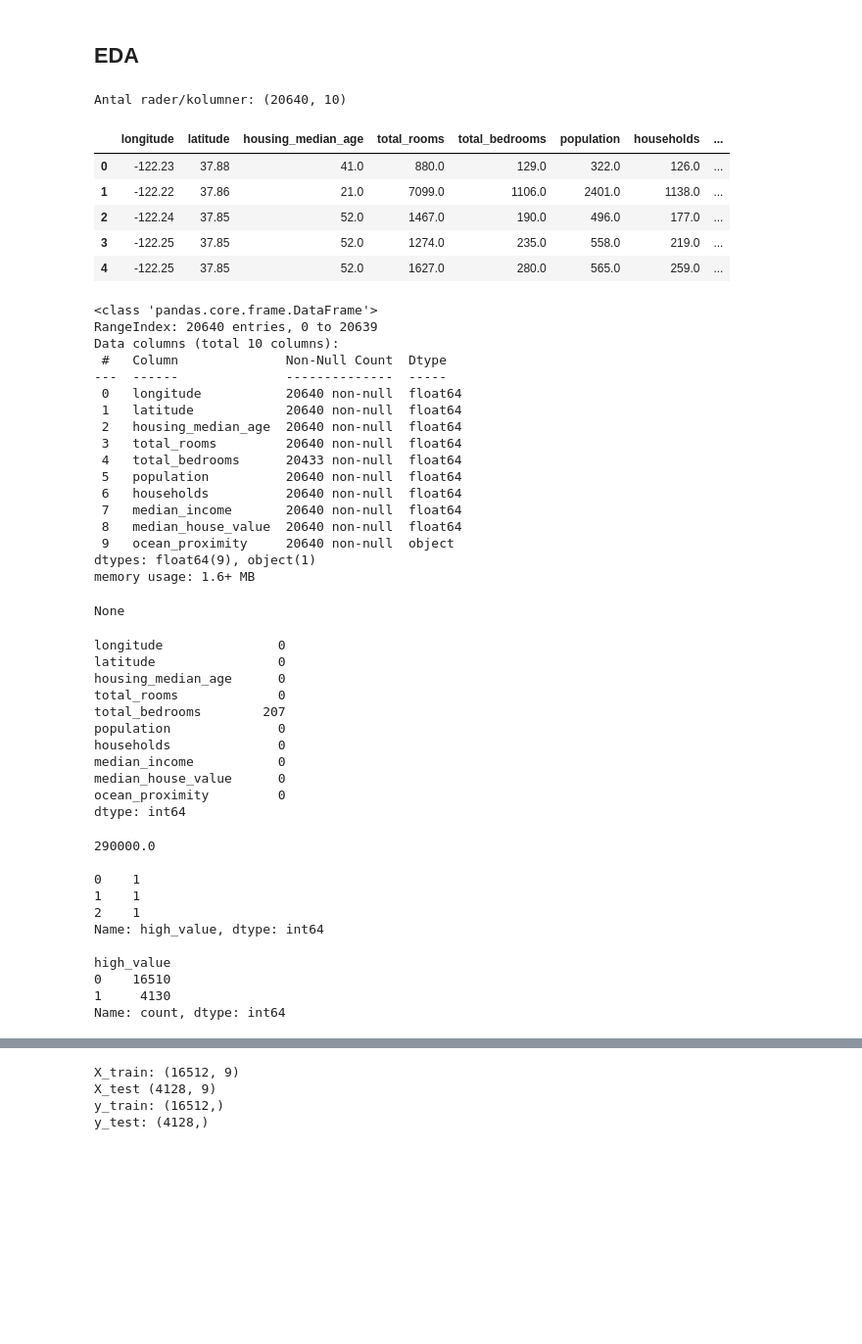
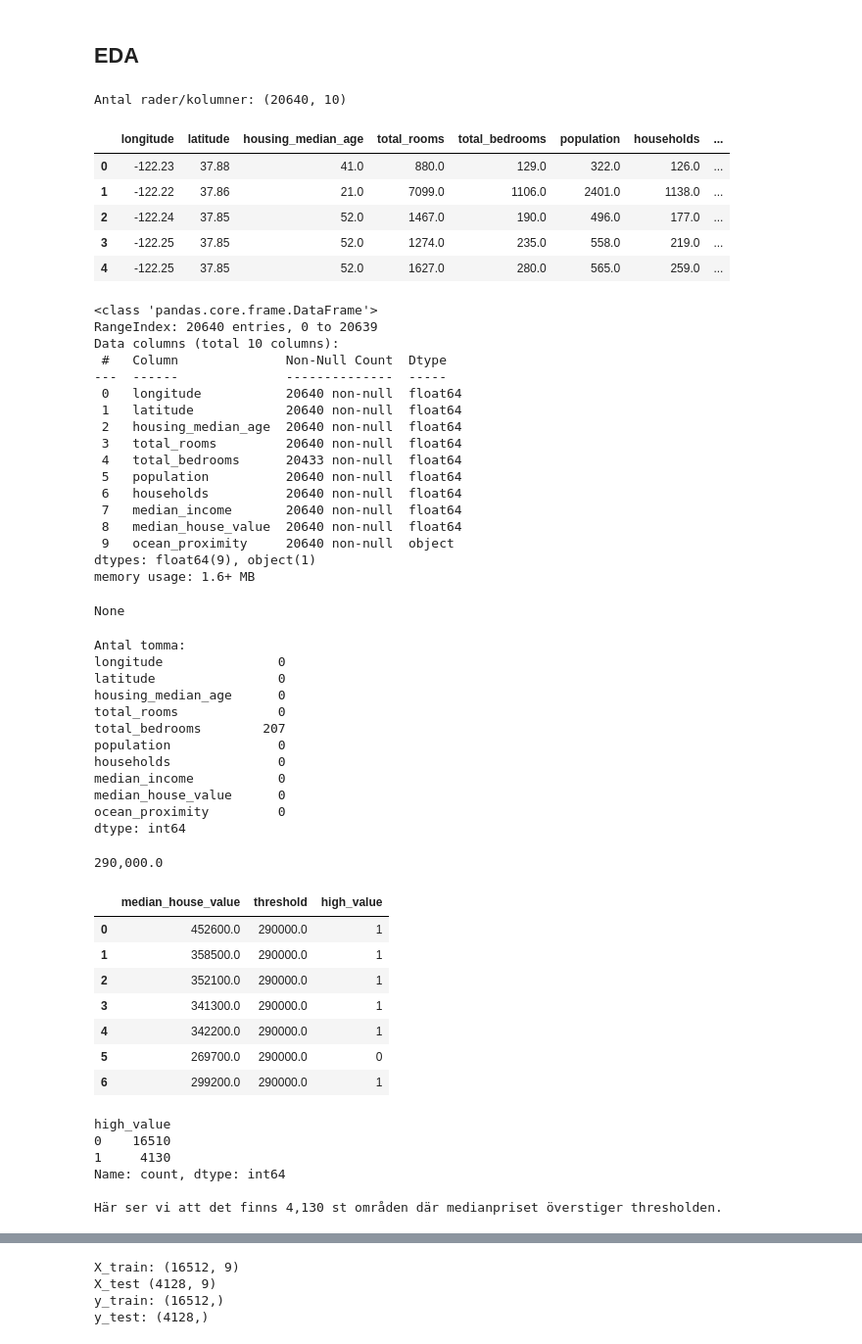
Before and after one commit to Jack-JackAttack/California_Housing, a Jupyter notebook: report.ipynb, the cells around one changed output, grey strips where cells are left out. Shown at 98% size. Saved outputs shown, nothing was run; the diff lists cells and outputs as text; code cells hidden in the pictures; blank space fills up the shorter version.

```diff
--- a/report.ipynb
+++ b/report.ipynb
@@ -9,7 +9,7 @@ df = pd.read_csv("data/housing.csv")
 print("Antal rader/kolumner:", df.shape)
 display(df.head())
 display(df.info())
-print(df.isna().sum())
+print(f"Antal tomma: \n{df.isna().sum()}")
 # %% [output]
 Antal rader/kolumner: (20640, 10)
 |  | longitude | latitude | housing_median_age | total_rooms | total_bedrooms | population | households | ... |
@@ -36,6 +36,7 @@ Data columns (total 10 columns):
 dtypes: float64(9), object(1)
 memory usage: 1.6+ MB
 None
+Antal tomma:
 longitude               0
 latitude                0
 housing_median_age      0
@@ -48,26 +49,39 @@ median_house_value      0
 ocean_proximity         0
 dtype: int64
 # %%
-top_20_pct = df["median_house_value"].quantile(0.8)
+top_20_pct = df["median_house_value"].quantile(0.8) # 80% av datan ligger under detta värde. Alltså enbart 20% av husen är dyrare än detta värde.
 
-print(top_20_pct,"\n")
+print(f"{top_20_pct:,} \n")
 
 
-df["high_value"] = (df["median_house_value"] >= top_20_pct).astype(int)
+df["high_value"] = (df["median_house_value"] >= top_20_pct).astype(int) # skapar en ny kolumn "high_value" kollar om "mhv" är >= 290 000. 1 om det är >= 290k annars 0.
 
 
-print(df["high_value"].head(3),"\n")
-print(df["high_value"].value_counts())
+display(
+    pd.DataFrame({
+        "median_house_value": df["median_house_value"].head(7),
+        "threshold": top_20_pct,
+        "high_value": df["high_value"].head(7)
+    })
+)
+
+
+print(f"{df["high_value"].value_counts()}\n")
+print(f"Här ser vi att det finns {df["high_value"].value_counts()[1]:,} st områden där medianpriset överstiger thresholden.")
 # %% [output]
-290000.0
-
-0    1
-1    1
-2    1
-Name: high_value, dtype: int64
-
-high_value
-0    16510
-1     4130
-Name: count, dtype: int64
+290,000.0
+|  | median_house_value | threshold | high_value |
+| 0 | 452600.0 | 290000.0 | 1 |
+| 1 | 358500.0 | 290000.0 | 1 |
+| 2 | 352100.0 | 290000.0 | 1 |
+| 3 | 341300.0 | 290000.0 | 1 |
+| 4 | 342200.0 | 290000.0 | 1 |
+| 5 | 269700.0 | 290000.0 | 0 |
+| 6 | 299200.0 | 290000.0 | 1 |
+high_value
+0    16510
+1     4130
+Name: count, dtype: int64
+
+Här ser vi att det finns 4,130 st områden där medianpriset överstiger thresholden.
 # %%
```
Also changed, not shown: parts of 15 cells of this notebook.
